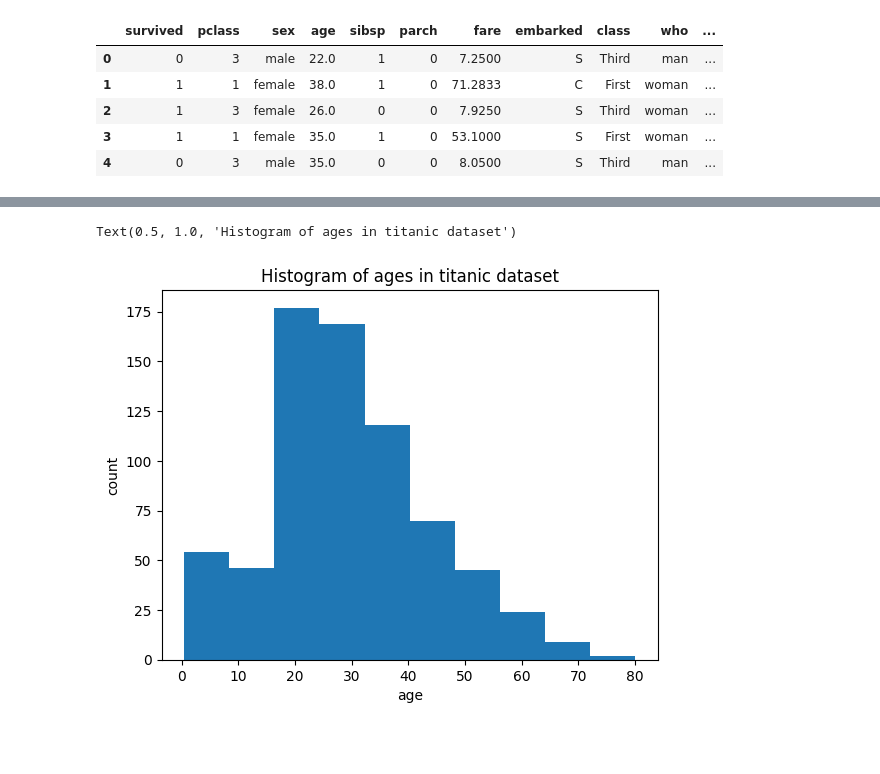
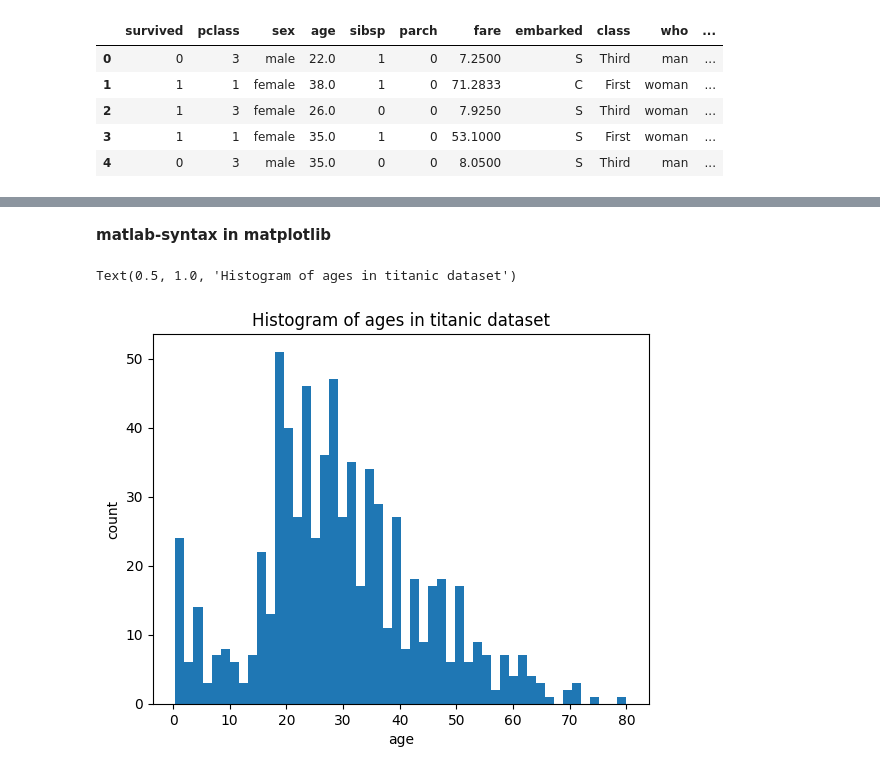
Before and after one commit to ebt35/data-platforms-eyoub-beraki-de24, a Jupyter notebook: code_alongs/plotting/plotting_basics.ipynb, the cells around one changed output, grey strips where cells are left out. Drawn from its saved outputs; the diff is of its cells as text; code cells hidden in the pictures; blank space fills up the shorter version.

Commit message:
code alongs plotting

```diff
--- a/code_alongs/plotting/plotting_basics.ipynb
+++ b/code_alongs/plotting/plotting_basics.ipynb
@@ -36,12 +36,14 @@ Data columns (total 15 columns):
  14  alone        891 non-null    bool
 dtypes: bool(2), float64(2), int64(4), object(7)
 memory usage: 92.4+ KB
+# %% [markdown]
+**matlab-syntax in matplotlib**
 # %%
 import matplotlib.pyplot as plt
-plt.hist(df["age"])
+plt.hist(df["age"], bins = 50)
 plt.xlabel("age")
 plt.ylabel("count")
 plt.title("Histogram of ages in titanic dataset")
 # %% [output]
 Text(0.5, 1.0, 'Histogram of ages in titanic dataset')
-[figure, old version]
+[figure, new version]
```
Also changed, not shown: parts of 13 cells of this notebook.
